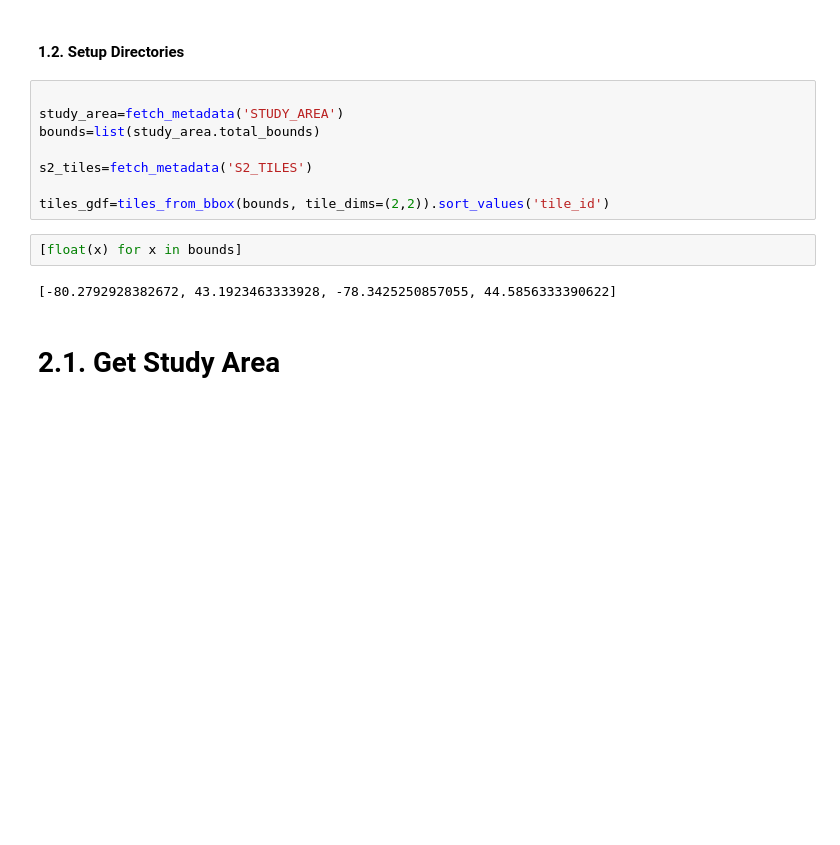
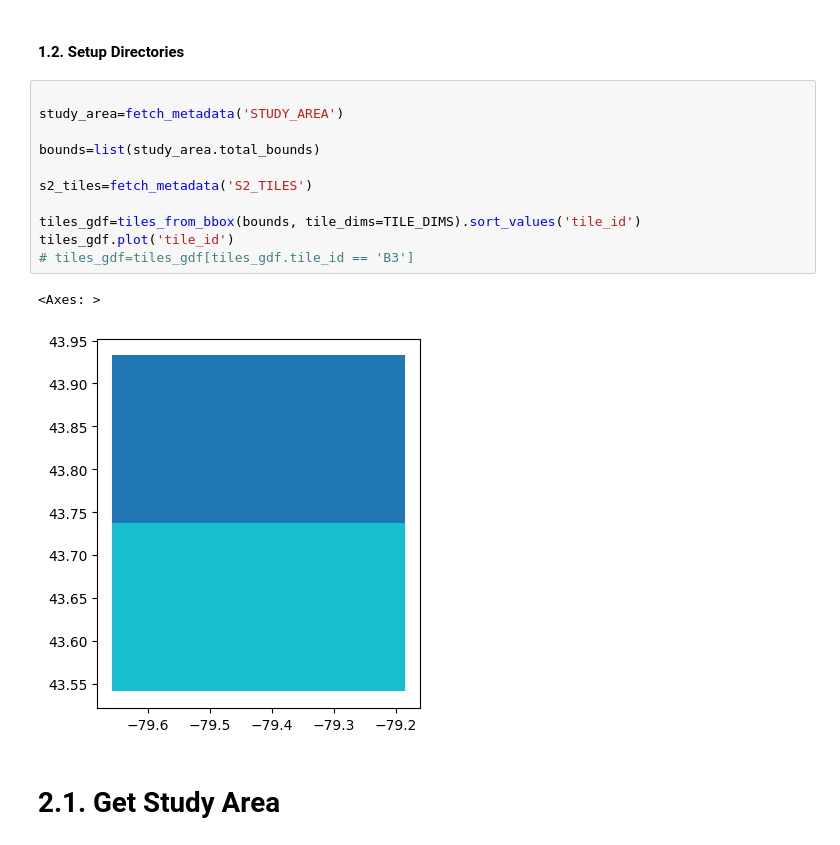
Before and after one commit to medo-younes/lcz-classification, a Jupyter notebook: notebooks/00_Data_Aquisition.ipynb, the cells around one changed output. Cells and saved outputs as stored; diff of their text form; blank space fills up the shorter version.

```diff
--- a/notebooks/00_Data_Aquisition.ipynb
+++ b/notebooks/00_Data_Aquisition.ipynb
@@ -46,15 +46,17 @@ import pandas as pd
 # %%
 
 study_area=fetch_metadata('STUDY_AREA')
+
 bounds=list(study_area.total_bounds)
 
 s2_tiles=fetch_metadata('S2_TILES')
 
-tiles_gdf=tiles_from_bbox(bounds, tile_dims=(2,2)).sort_values('tile_id')
+tiles_gdf=tiles_from_bbox(bounds, tile_dims=TILE_DIMS).sort_values('tile_id')
+tiles_gdf.plot('tile_id')
+# tiles_gdf=tiles_gdf[tiles_gdf.tile_id == 'B3']
+# %% [output]
+<Axes: >
+[figure, added]
-# %%
-[float(x) for x in bounds]
-# %% [output]
-[-80.2792928382672, 43.1923463333928, -78.3425250857055, 44.5856333390622]
 # %% [markdown]
 # 2.1. Get Study Area
 # %%
```
Also changed, not shown: parts of 4 cells of this notebook, 8 other files.
